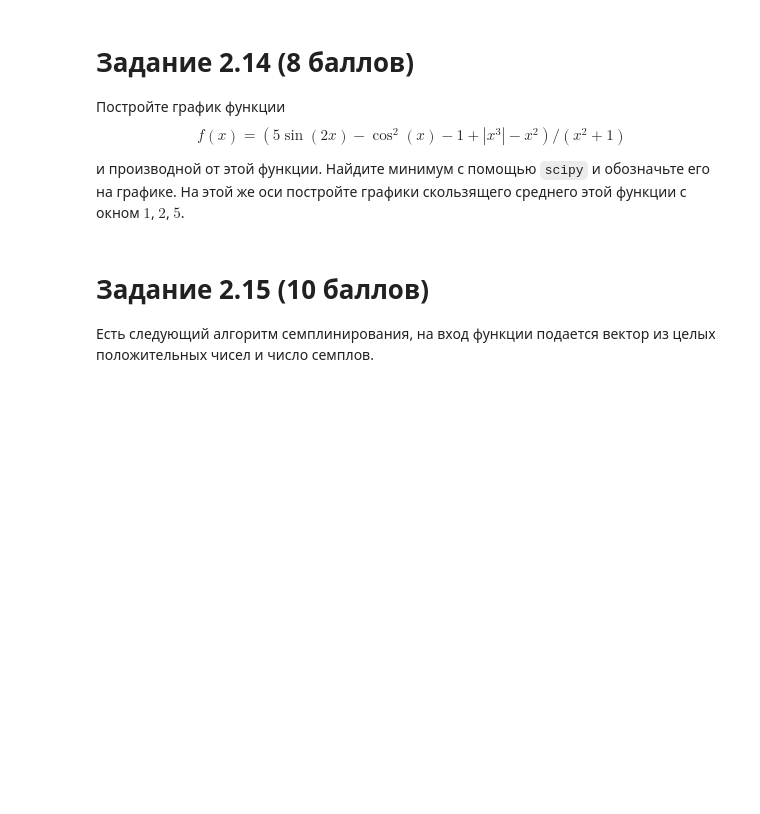
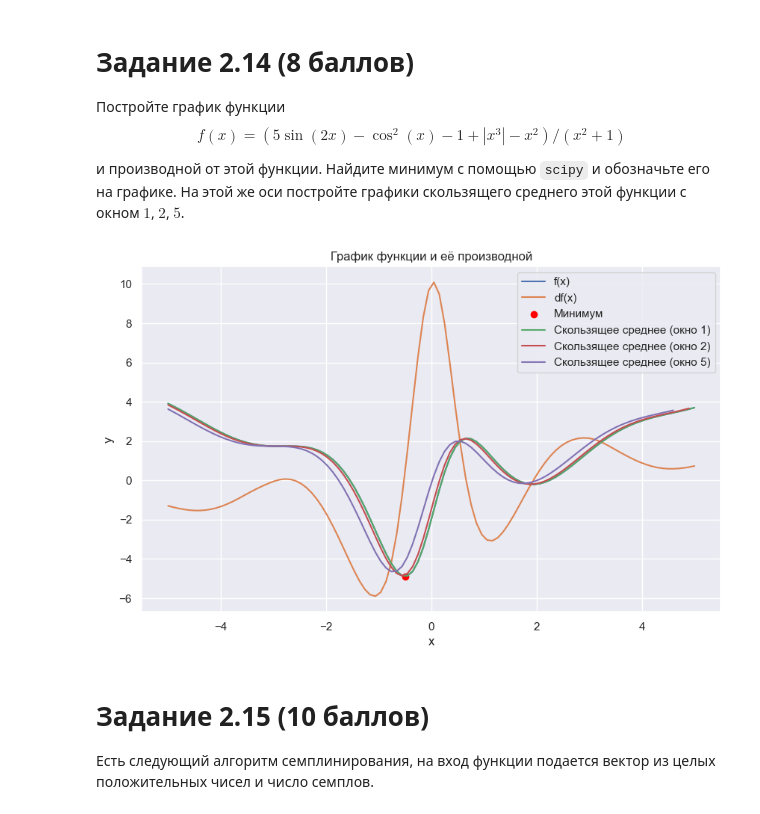
Before and after one commit to IlyaKuprik/python-2023-2024, a Jupyter notebook: Task_2.ipynb, the cells around one changed output. Drawn from its saved outputs; the diff is of its cells as text; code cells hidden in the pictures; blank space fills up the shorter version.

```diff
--- a/Task_2.ipynb
+++ b/Task_2.ipynb
@@ -109,3 +246,14 @@ $$
 Разверните массив `A` в одномерный массив. Создайте три новых массива, подсчитав скользящие средние по окнам $3$, $5$, $10$. Найдите сумму этих массивов, выровнив из размерности нулями справа
 
 *Tip: реализуйте функцию, которая считает скользящее среднее. Используйте [np.cumsum()](https://numpy.org/doc/stable/reference/generated/numpy.cumsum.html) или [np.convolve()](https://numpy.org/doc/stable/reference/generated/numpy.convolve.html)*
+# %%
+def window(a, n):
+    return np.convolve(a, np.ones(n), 'valid') / n
+
+flattened = A.flatten()
+
+w3 = window(flattened, 3)
+w5 = window(flattened, 5)
+w10 = window(flattened, 10)
+
+np.array([np.resize(w3, A.shape), np.resize(w5, A.shape), np.resize(w10, A.shape)]).sum(0)
@@ -115,6 +277,46 @@ $$
 Постройте график функции $$f(x) = (5  \sin(2x) - \cos^2(x) - 1 + |x^3| - x^2) / (x^2 + 1)$$
 
 и производной от этой функции.  Найдите минимум с помощью `scipy` и обозначьте его на графике. На этой же оси постройте графики скользящего среднего этой функции с окном $1$, $2$, $5$.
+# %%
+import numpy as np
+import matplotlib.pyplot as plt
+from scipy.optimize import minimize
+
+
+def f(x):
+    return (5 * np.sin(2*x) - np.cos(x)**2 - 1 + np.abs(x**3) - x**2) / (x**2 + 1)
+
+# Определение производной функции
+def df(x):
+    return -(10*x*np.sin(2*x)+((-10*x**2)-10)*np.cos(2*x)+((-x**3)-3*x)*abs(x)+((-2*x**2)-2)*np.cos(x)*np.sin(x)-2*x*np.cos(x)**22)/(x**4+2*x**2+1)
+
+x = np.linspace(-5, 5, 100)
+
+# Построение графика функции
+plt.figure(figsize=(10, 6))
+plt.plot(x, f(x), label='f(x)')
+plt.plot(x, df(x), label="df(x)")
+plt.xlabel('x')
+plt.ylabel('y')
+plt.title('График функции и её производной')
+plt.legend()
+plt.grid(True)
+
+# Нахождение минимума функции
+min_result = minimize(f, x0=0)
+min_x = min_result.x
+min_y = f(min_x)
+plt.scatter(min_x, min_y, color='red', label='Минимум')
+
+# Построение графиков скользящего среднего
+plt.plot(x,window(f(x),1), label=f'Скользящее среднее (окно {1})')
+plt.plot(x[:-1],window(f(x),2), label=f'Скользящее среднее (окно {2})')
+plt.plot(x[:-4],window(f(x),5), label=f'Скользящее среднее (окно {5})')
+
+plt.legend()
+plt.show()
+# %% [output]
+[figure, added]
 # %% [markdown]
 # Задание 2.15 (10 баллов)
 
```
Also changed, not shown: parts of 14 cells of this notebook.
